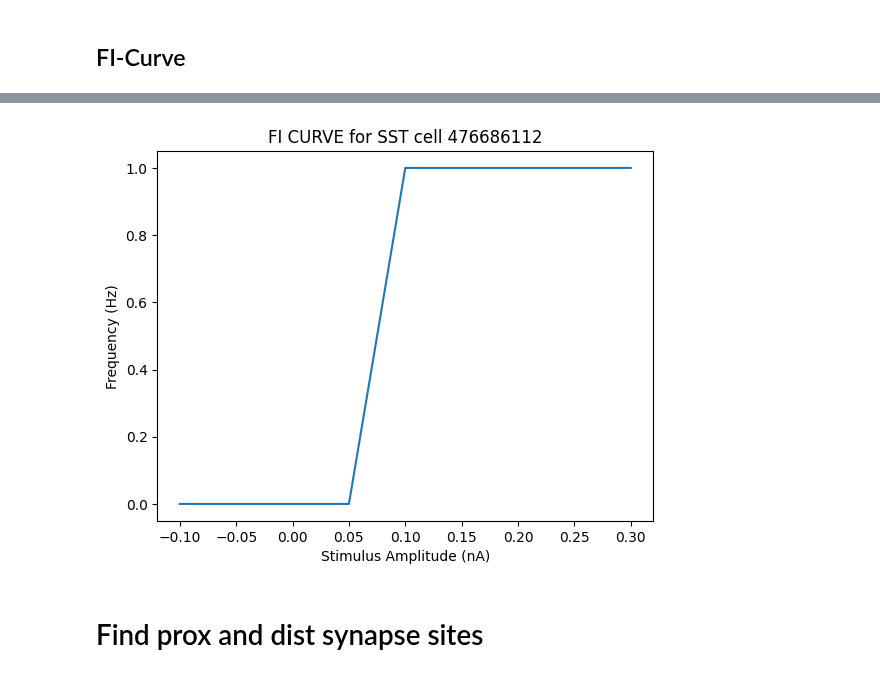
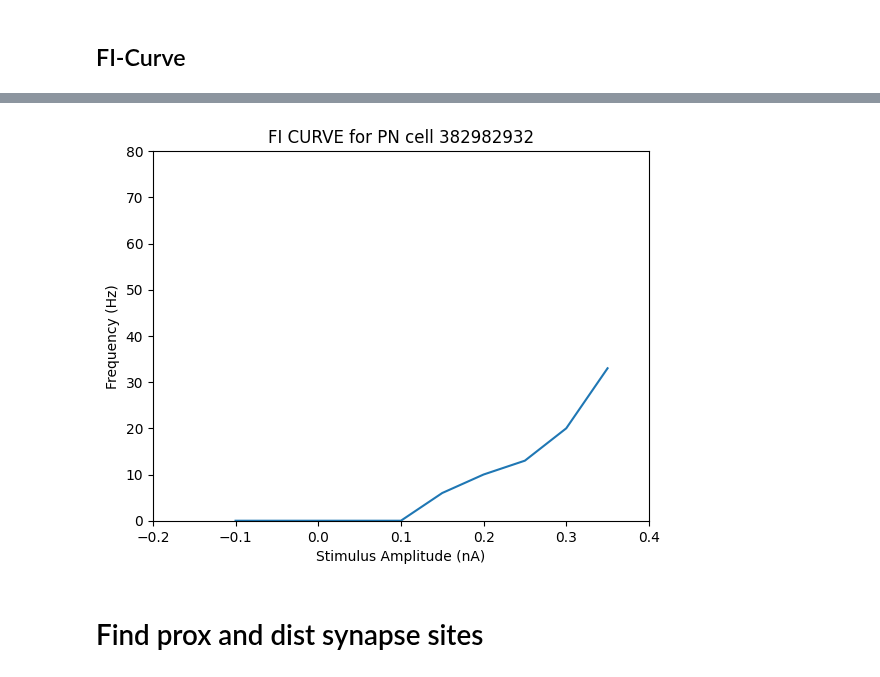
Before and after one commit to ddopp4877/single-cell-tuning, a Jupyter notebook: Segregated/test_cell.ipynb, the cells around one changed output, grey strips where cells are left out. Drawn from its saved outputs; the diff is of its cells as text; code cells hidden in the pictures.

```diff
--- a/Segregated/test_cell.ipynb
+++ b/Segregated/test_cell.ipynb
@@ -76,0 +100,13 @@ if you need additonal modfiles from a public repo, provide a list of the names o
+# %%
+filenames = os.listdir('modfiles')
+# Directory path
+dir_path = "modfiles"
+
+# List all files in the directory
+for filename in os.listdir(dir_path):
+    file_path = os.path.join(dir_path, filename)
+
+    # Check if it is a file (not a subdirectory)
+    if os.path.isfile(file_path):
+        os.remove(file_path)  # Remove the file
+        # print(f"Deleted file: {filename}")
@@ -260,9 +329,9 @@ with open(config_filename, 'w') as file:
 # %%
 sim_params = {
                 'stim_amp': -0.1,
-                'stim_delay': 300,
+                'stim_delay': 400,
                 'stim_dur': 1000,
-                'h_tstop': 1500,
+                'h_tstop': 1600,
                 'h_dt': 0.025
                 }
 # %% [markdown]
@@ -316,17 +403,20 @@ def get_frequency(v,sim_params):
 # %%
 #modify simulation parameters if needed
-sim_params['stim_amp'] = -0.1
+sim_params['stim_amp'] = -0.05
 
 #rebuild the cell to make sure the set_simulation() is using the correct hobj
 #if using hoc call with the hoc filename and cell name
 
-soma_diam_multiplier = 2
+soma_diam_multiplier = 1.5
 hobject = build_cell(soma_diam_multiplier)
+hobject.dend[34].Ra = 1e9#remove branch that starts at sec 32
 #hobject = build_cell(soma_diam_multiplier,using_hoc=True,'HYPO_TEMPLATE.hoc','HYPO')
 
 # run the simulation
 h, stim = set_simulation(hobject,sim_params)
 v = h.Vector().record(hobject.soma[0](0.5)._ref_v)
+# v = h.Vector().record(hobject.soma[0](0.5).Ih._ref_ihcn)
+# v = h.Vector().record(hobject.dend[33](0)._ref_v)
 h.finitialize()
 h.run()
 
@@ -335,6 +425,19 @@ V = v.as_numpy()
 T = np.arange(0,h.tstop+h.dt,h.dt)
 plt.plot(T,V)
 plt.title(f"Vm at {sim_params['stim_amp']} nA")
+V = v.as_numpy()
+# stim_start = int(sim_params['stim_delay']/h.dt)
+# stim_dur = int(sim_params['stim_dur']/h.dt)
+
+# stead_state_v = V[stim_start+stim_dur-10]
+# end_of_sag = int(stim_start + stim_dur*0.2)
+# minimum_v = np.min(V[stim_start:stim_start + end_of_sag])
+
+
+# plt.hlines(stead_state_v,0,1400,color='r',alpha = 0.5)
+# plt.hlines(minimum_v,0,1400,color='r',alpha = 0.5)
+# plt.xlim([400, 600])
+# plt.ylim([-150, -50])
 plt.show()
 
 print(f"spike frequency = {get_frequency(v,sim_params):.2f} Hz")
@@ -354,8 +481,8 @@ GettablePassiveProperties(R_in=106.11604834813022, tau1=5.300000000000001, tau2=
 #test the cell at multiple frequencies to get an FI curve
 
 frequenies = []
-amps = [-0.1, -0.05, 0, 0.05, 0.1, 0.15, 0.2, 0.25, 0.3]
-
+# amps = [-0.1, -0.05, 0, 0.05, 0.1, 0.15, 0.2, 0.25, 0.3]
+amps = [-0.1, -0.05, 0, 0.05,0.075, 0.085,0.09,0.095,0.1, 0.15, 0.2, 0.25, 0.3,0.35]
 
 for amp in amps:
   #if using hoc call with the hoc filename and cell name
@@ -384,12 +516,14 @@ for a, f in zip(amps, frequenies):
 # %%
 
 plt.plot(amps, frequenies)
-plt.title("FI CURVE for SST cell 476686112")
+plt.title(f"FI CURVE for PN cell {specimen_id}")
 plt.xlabel("Stimulus Amplitude (nA)")
 plt.ylabel("Frequency (Hz)")
+plt.xlim([-0.2, 0.4])
+plt.ylim([0,80])
 plt.show()
 # %% [output]
-[figure, old version]
+[figure, new version]
 # %% [markdown]
 # Find prox and dist synapse sites
 # %%
```
Also changed, not shown: parts of 14 cells of this notebook.
